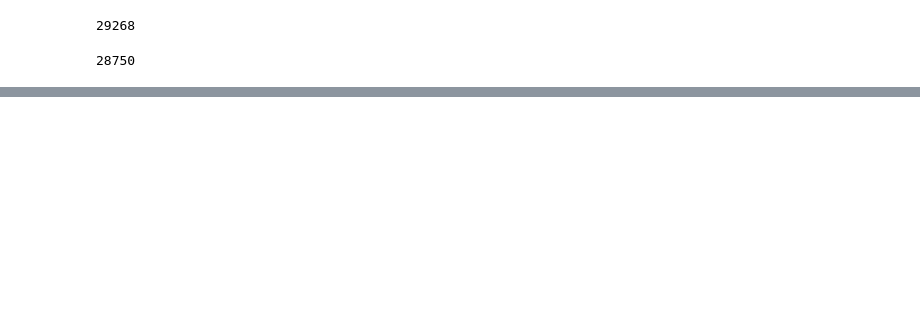
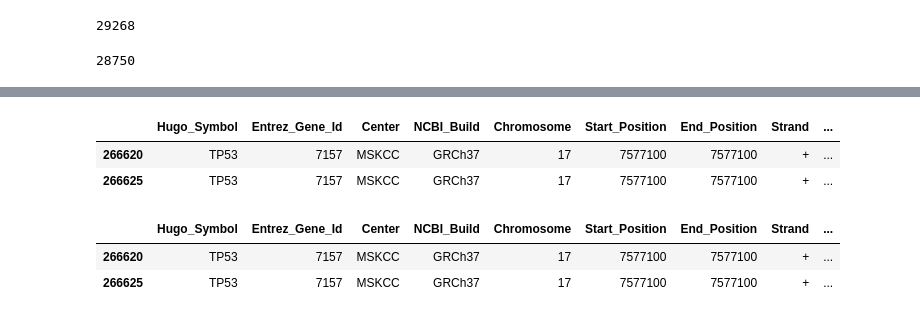
Before and after one commit to emilecohen/mskimpact_tp53_exploration, a Jupyter notebook: analysis/dataframe_generation/missing_samples_analysis/missing_samples_discovery.ipynb, the cells around one changed output, grey strips where cells are left out. Saved outputs shown, nothing was run; the diff lists cells and outputs as text; code cells hidden in the pictures; blank space fills up the shorter version.

```diff
--- a/analysis/dataframe_generation/missing_samples_analysis/missing_samples_discovery.ipynb
+++ b/analysis/dataframe_generation/missing_samples_analysis/missing_samples_discovery.ipynb
@@ -206,0 +260,16 @@ len(set(prev_arm_level['sample'].str[:17]))
+# %%
+maf_cohort_tosave = maf_cohort[maf_cohort['Tumor_Sample_Barcode'].isin(samples_maxvaf)]
+maf_cohort_tosave = maf_cohort_tosave[maf_cohort_tosave['Hugo_Symbol'] == 'TP53']
+tp53_vaf = list(maf_cohort_tosave.t_var_freq)
+
+maf_cohort_tosave[maf_cohort_tosave['t_var_freq'] <= 0.02]
+# %% [output]
+|  | Hugo_Symbol | Entrez_Gene_Id | Center | NCBI_Build | Chromosome | Start_Position | End_Position | Strand | ... |
+| 266620 | TP53 | 7157 | MSKCC | GRCh37 | 17 | 7577100 | 7577100 | + | ... |
+| 266625 | TP53 | 7157 | MSKCC | GRCh37 | 17 | 7577100 | 7577100 | + | ... |
+# %%
+maf_cohort[maf_cohort['t_var_freq'] == 0.014720314033366001] --> P-0035205-T03-IM6
+# %% [output]
+|  | Hugo_Symbol | Entrez_Gene_Id | Center | NCBI_Build | Chromosome | Start_Position | End_Position | Strand | ... |
+| 266620 | TP53 | 7157 | MSKCC | GRCh37 | 17 | 7577100 | 7577100 | + | ... |
+| 266625 | TP53 | 7157 | MSKCC | GRCh37 | 17 | 7577100 | 7577100 | + | ... |
```
Also changed, not shown: parts of 24 cells of this notebook, 3 other files.
